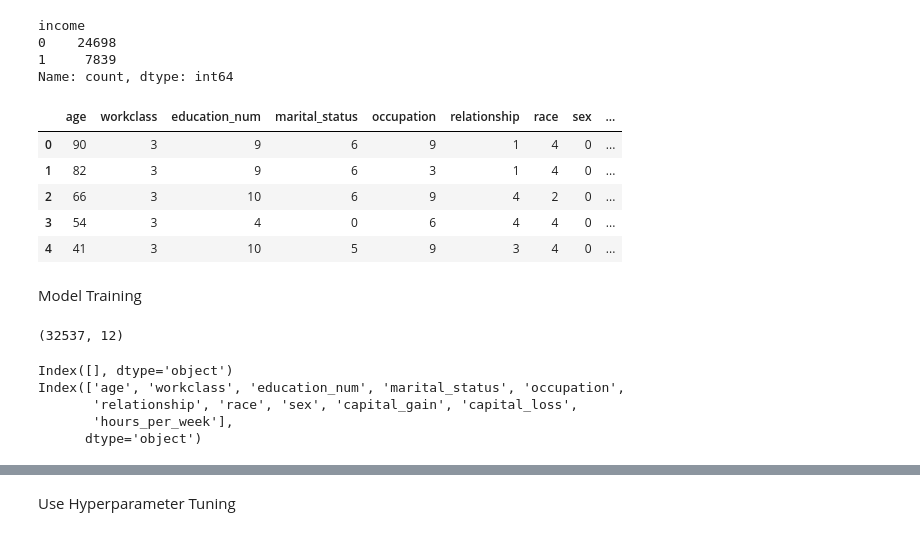
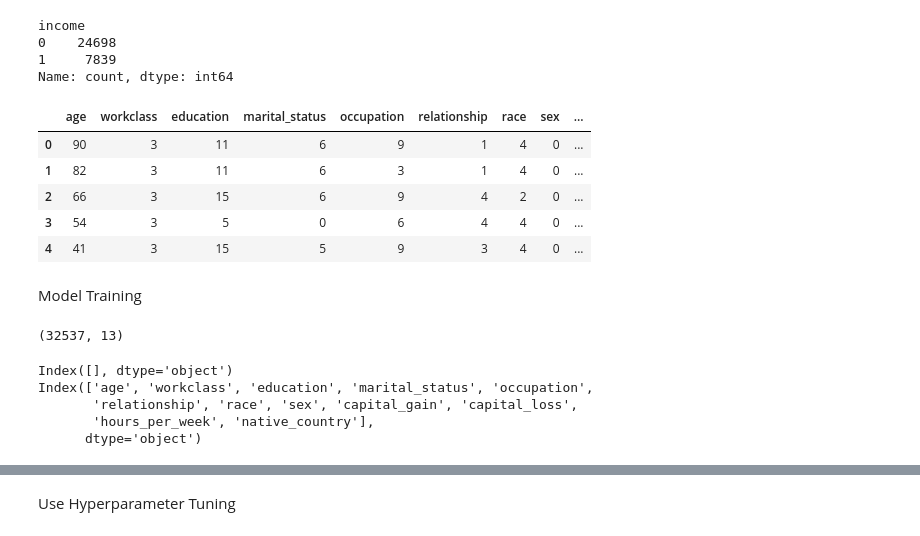
Before and after one commit to 04bhavyaa/income-prediction-end-to-end-mlproject, a Jupyter notebook: notebook/income-prediction.ipynb, the cells around one changed output, grey strips where cells are left out. Saved outputs shown, nothing was run; the diff lists cells and outputs as text; code cells hidden in the pictures.

```diff
--- a/notebook/income-prediction.ipynb
+++ b/notebook/income-prediction.ipynb
@@ -283,21 +294,21 @@ income
 1     7839
 Name: count, dtype: int64
 # %%
-data.drop(['education', 'native_country', 'fnlwgt'], axis=1, inplace=True)
+data.drop(['education_num', 'fnlwgt'], axis=1, inplace=True)
 data.head()
 # %% [output]
-|  | age | workclass | education_num | marital_status | occupation | relationship | race | sex | ... |
-| 0 | 90 | 3 | 9 | 6 | 9 | 1 | 4 | 0 | ... |
-| 1 | 82 | 3 | 9 | 6 | 3 | 1 | 4 | 0 | ... |
-| 2 | 66 | 3 | 10 | 6 | 9 | 4 | 2 | 0 | ... |
-| 3 | 54 | 3 | 4 | 0 | 6 | 4 | 4 | 0 | ... |
-| 4 | 41 | 3 | 10 | 5 | 9 | 3 | 4 | 0 | ... |
+|  | age | workclass | education | marital_status | occupation | relationship | race | sex | ... |
+| 0 | 90 | 3 | 11 | 6 | 9 | 1 | 4 | 0 | ... |
+| 1 | 82 | 3 | 11 | 6 | 3 | 1 | 4 | 0 | ... |
+| 2 | 66 | 3 | 15 | 6 | 9 | 4 | 2 | 0 | ... |
+| 3 | 54 | 3 | 5 | 0 | 6 | 4 | 4 | 0 | ... |
+| 4 | 41 | 3 | 15 | 5 | 9 | 3 | 4 | 0 | ... |
 # %% [markdown]
 Model Training
 # %%
 data.shape
 # %% [output]
-(32537, 12)
+(32537, 13)
 # %%
 # Save the new data file as csv
 data.to_csv('data/adult-income.csv', index=False)
@@ -313,9 +324,9 @@ print(numerical_features)
 # nothing in categorical_features because we have already converted them to numerical
 # %% [output]
 Index([], dtype='object')
-Index(['age', 'workclass', 'education_num', 'marital_status', 'occupation',
+Index(['age', 'workclass', 'education', 'marital_status', 'occupation',
        'relationship', 'race', 'sex', 'capital_gain', 'capital_loss',
-       'hours_per_week'],
+       'hours_per_week', 'native_country'],
       dtype='object')
 # %%
 from sklearn.model_selection import train_test_split
```
Also changed, not shown: parts of 11 cells of this notebook, 11 other files.
